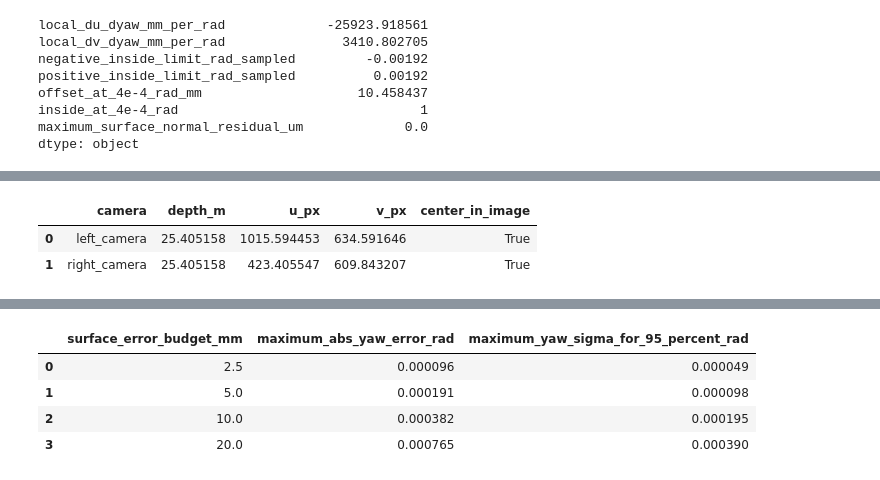
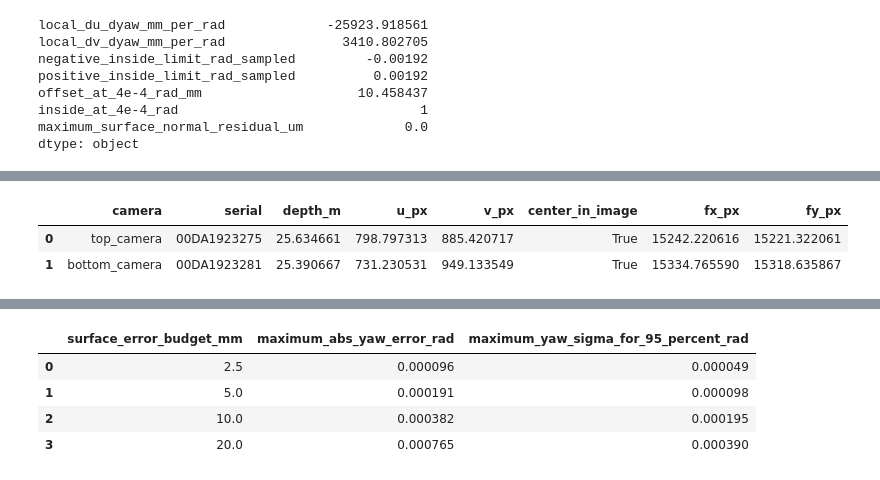
Before and after one commit to zfxlab/dart_vision, a Jupyter notebook: analysis/notebooks/target_impact_analysis.ipynb, the cells around one changed output, grey strips where cells are left out. Cells and saved outputs as stored; diff of their text form; code cells hidden in the pictures.

```diff
--- a/analysis/notebooks/target_impact_analysis.ipynb
+++ b/analysis/notebooks/target_impact_analysis.ipynb
@@ -581,57 +590,76 @@ finish_figure(fig, 'yaw_error_armor_displacement')
 # %%
-sensor_config_path = REPO_ROOT / 'third_party/dart_description/config/sensor_fov.yaml'
-sensor_parameters = yaml.safe_load(sensor_config_path.read_text())['sensor_fov_visualizer']['ros__parameters']
-focal_length_px = float(sensor_parameters['left_camera.fx'])
-
-left_camera = geometry.position('left_camera_optical_frame', reference='stereo_camera_center_link')
-right_camera = geometry.position('right_camera_optical_frame', reference='stereo_camera_center_link')
-stereo_baseline_m = float(np.linalg.norm(left_camera - right_camera))
-# Z is optical depth of the measured green feature, not launcher horizontal range.
+camera_specs = (('top', '00DA1923275'), ('bottom', '00DA1923281'))
+cameras = []
 camera_checks = []
-for camera in ('left_camera', 'right_camera'):
-    p = geometry.position('green_light_link', slide=0.0, launcher_yaw=q0,
-                          reference=f'{camera}_optical_frame')
-    fx, fy, cx, cy = [float(sensor_parameters[f'{camera}.{k}']) for k in ('fx','fy','cx','cy')]
-    assert p[2] > 0, 'Target is behind a camera'
-    u, v = fx * p[0] / p[2] + cx, fy * p[1] / p[2] + cy
-    camera_checks.append({'camera': camera, 'depth_m': p[2], 'u_px': u, 'v_px': v,
-                          'center_in_image': bool(0 <= u < sensor_parameters[f'{camera}.width'] and
-                                                  0 <= v < sensor_parameters[f'{camera}.height'])})
+precision_target = geometry.position('green_light_link', slide=0.0, launcher_yaw=q0,
+                                     reference='launcher_frame')
+for side, serial in camera_specs:
+    calibration_path = REPO_ROOT / f'src/dart_bringup/config/camera/calibration/{serial}.yaml'
+    calibration = yaml.safe_load(calibration_path.read_text())
+    pose = geometry.pose(f'{side}_camera_optical_frame', reference='launcher_frame')
+    camera = CameraModel(pose, np.array(calibration['camera_matrix']['data']).reshape(3, 3),
+                         np.array(calibration['distortion_coefficients']['data']))
+    cameras.append(camera)
+    optical = pose[:3, :3].T @ (precision_target - pose[:3, 3])
+    u, v = project(camera, precision_target)
+    camera_checks.append({
+        'camera': f'{side}_camera', 'serial': serial, 'depth_m': optical[2],
+        'u_px': u, 'v_px': v,
+        'center_in_image': bool(0 <= u < calibration['image_width'] and
+                                0 <= v < calibration['image_height']),
+        'fx_px': camera.matrix[0, 0], 'fy_px': camera.matrix[1, 1],
+    })
 camera_checks = pd.DataFrame(camera_checks)
 display(camera_checks)
-precision_range_m = float(camera_checks['depth_m'].mean())
-print('Budget assumes an ideal rectified stereo pair with these focal lengths and baseline.')
-if not camera_checks['center_in_image'].all():
-    print('Current model does not place the green center inside both images; the following is a hypothetical precision budget, not current observability.')
-nominal_disparity_px = focal_length_px * stereo_baseline_m / precision_range_m
+camera_baseline = cameras[1].pose[:3, 3] - cameras[0].pose[:3, 3]
+stereo_baseline_m = float(np.linalg.norm(camera_baseline))
+precision_range_m = float(np.hypot(*precision_target[:2]))
+pixels = np.array([project(camera, precision_target) for camera in cameras])
+recovered = triangulate(cameras, pixels)
+assert np.linalg.norm(recovered - precision_target) < 1e-8
+jacobian = measurement_jacobian(cameras, precision_target)
+# Check that the finite-difference linearization converges as its pixel step changes.
+from stereo_precision import pixel_jacobian
+np.testing.assert_allclose(pixel_jacobian(cameras, precision_target, step_px=5e-4),
+                           pixel_jacobian(cameras, precision_target), rtol=1e-5, atol=1e-7)
+rays = [bearing(camera, pixel) for camera, pixel in zip(cameras, pixels)]
+ray_angle_deg = float(np.degrees(np.arctan2(np.linalg.norm(np.cross(*rays)), abs(rays[0] @ rays[1]))))
 
+single_yaw_gains = []
+for camera, pixel in zip(cameras, pixels):
+    gradient = []
+    for axis in range(2):
+        delta = np.eye(2)[axis] * 1e-3
+        plus, minus = bearing(camera, pixel + delta), bearing(camera, pixel - delta)
+        gradient.append((np.arctan2(plus[1], plus[0]) - np.arctan2(minus[1], minus[0])) / 2e-3)
+    single_yaw_gains.append(np.linalg.norm(gradient))
 center_sigma_px = np.array([0.1, 0.25, 0.5, 1.0])
-single_camera_yaw_sigma_rad = center_sigma_px / focal_length_px
-stereo_yaw_sigma_rad = single_camera_yaw_sigma_rad / np.sqrt(2)
-disparity_sigma_px = np.sqrt(2) * center_sigma_px
-distance_sigma_m = (
-    precision_range_m**2 / (focal_length_px * stereo_baseline_m) * disparity_sigma_px
-)
+single_camera_yaw_sigma_rad = center_sigma_px * single_yaw_gains[0]
+stereo_yaw_sigma_rad = center_sigma_px * np.linalg.norm(jacobian[0])
+distance_sigma_m = center_sigma_px * np.linalg.norm(jacobian[1])
+height_sigma_m = center_sigma_px * np.linalg.norm(jacobian[2])
 yaw_to_surface_gain_mm_per_rad = float(np.hypot(du_dyaw[yaw_zero_index], dv_dyaw[yaw_zero_index]))
 surface_sigma_mm = yaw_to_surface_gain_mm_per_rad * stereo_yaw_sigma_rad
-
 vision_precision = pd.DataFrame({
     'center_sigma_px_each_camera': center_sigma_px,
-    'single_camera_yaw_sigma_rad': single_camera_yaw_sigma_rad,
-    'ideal_stereo_yaw_sigma_rad': stereo_yaw_sigma_rad,
-    'ideal_surface_sigma_mm': surface_sigma_mm,
-    'disparity_sigma_px': disparity_sigma_px,
-    'ideal_distance_sigma_m': distance_sigma_m,
+    'top_bearing_yaw_sigma_rad': single_camera_yaw_sigma_rad,
+    'bottom_bearing_yaw_sigma_rad': center_sigma_px * single_yaw_gains[1],
+    'stereo_yaw_sigma_rad': stereo_yaw_sigma_rad,
+    'yaw_induced_surface_sigma_mm': surface_sigma_mm,
+    'horizontal_distance_sigma_m': distance_sigma_m,
+    'height_sigma_m': height_sigma_m,
 })
 display(pd.Series({
-    'focal_length_px': focal_length_px,
     'stereo_baseline_m': stereo_baseline_m,
-    'evaluation_optical_depth_m': precision_range_m,
-    'nominal_disparity_px': nominal_disparity_px,
+    'baseline_delta_x_m': camera_baseline[0], 'baseline_delta_z_m': camera_baseline[2],
+    'evaluation_launcher_horizontal_distance_m': precision_range_m,
+    'ray_angle_deg': ray_angle_deg,
     'yaw_to_surface_gain_mm_per_rad': yaw_to_surface_gain_mm_per_rad,
 }).round(6))
 display(vision_precision)
+if not camera_checks['center_in_image'].all():
+    print('Green center is outside a calibrated image; noise estimates are hypothetical at this pose.')
 # %% [output]
-|  | camera | depth_m | u_px | v_px | center_in_image |
-| 0 | left_camera | 25.405158 | 1015.594453 | 634.591646 | True |
-| 1 | right_camera | 25.405158 | 423.405547 | 609.843207 | True |
+|  | camera | serial | depth_m | u_px | v_px | center_in_image | fx_px | fy_px |
+| 0 | top_camera | 00DA1923275 | 25.634661 | 798.797313 | 885.420717 | True | 15242.220616 | 15221.322061 |
+| 1 | bottom_camera | 00DA1923281 | 25.390667 | 731.230531 | 949.133549 | True | 15334.765590 | 15318.635867 |
```
Also changed, not shown: parts of 11 cells of this notebook, 10 other files.
